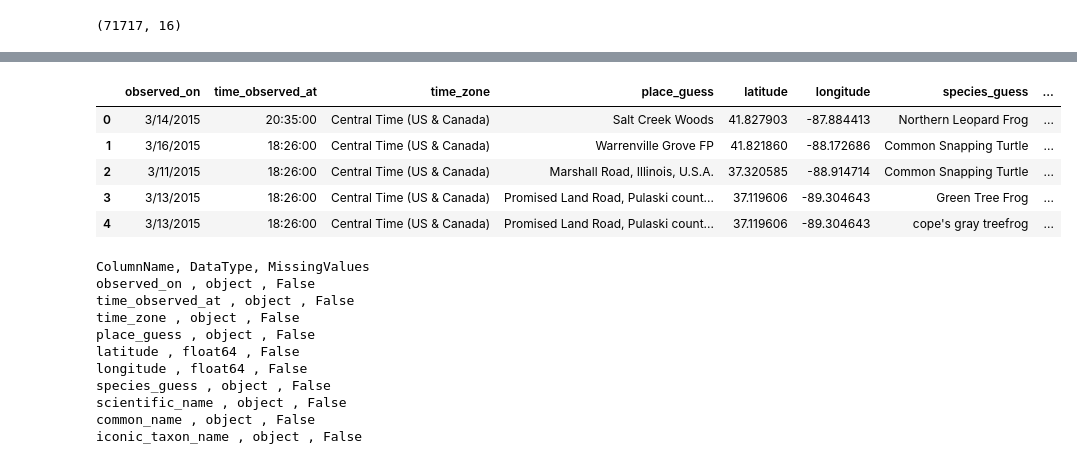
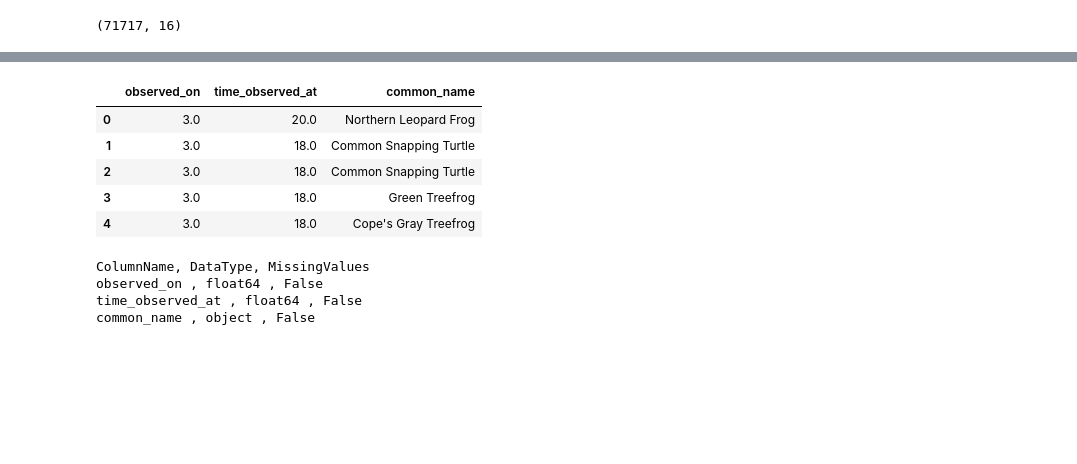
Before and after one commit to swiftzircon/INaturalist-Data-Project-ITMD-522, a Jupyter notebook: Observation Data Research.ipynb, the cells around one changed output, grey strips where cells are left out. Cells and saved outputs as stored; diff of their text form; code cells hidden in the pictures; blank space fills up the shorter version.

```diff
--- a/Observation Data Research.ipynb
+++ b/Observation Data Research.ipynb
@@ -34,49 +34,66 @@ df=df.drop('positional_accuracy',1)
 df=df.drop('observed_on_string',1)
 # I'm replacing the time column with ONLY times, and filling missing values with averages.
 #I also filled missing values with fillna method ffill, which just pulls the most recent time
-#value above it for itself.
+#value above it for itself. After consideration, to make it a float value, I'm changing it to be
+#only the hour.
 df['time_observed_at'] = df['time_observed_at'].replace(to_replace='[0-9]{4}-[0-9]{2}-[0-9]{2}', value='', regex=True)
 df['time_observed_at'] = df['time_observed_at'].replace(to_replace='\+[0-9]{4}', value='', regex=True)
+df['time_observed_at'] = df['time_observed_at'].replace(to_replace=':[0-9]{2}', value='', regex=True)
 df['time_observed_at'].fillna(method='ffill', inplace=True)
+df['time_observed_at'] = df['time_observed_at'].astype(float)
 # Time values aren't that important directly on my classification, so I'm also using ffill for
 #missing values in time_zone
 df['time_zone'].fillna(method='ffill', inplace=True)
 # Replacing missing values in place_guess to none
 df['place_guess'].fillna(value='None', inplace=True)
 # Replacing missing values in species_guess to none, since no exact species was identified.
 df['species_guess'].fillna(value='None', inplace=True)
+
+
+# The last change I need to make in order to use observed_on as my label for months, is to
+#remove anything but the month, as we can still tell the month just with one digit.
+df['observed_on'] = df['observed_on'].replace(to_replace='/.*', value='', regex=True)
+df['observed_on'] = df['observed_on'].astype(float)
+
+
+# After trying to figure out how to get this into my first model, I realized that if I'm trying
+#to determine what month a species is most likely to be found during, the only thing I need is my
+#label, which would be common name or scientific name, (not taxon name because it matches
+#scientific and common name anyway) and observed_on since it's the month. Because of this, I'm
+#removing a few more columns so I can run this data. Latitude and Longitude is also unique, so
+#it's not going to help here I believe.
+df=df.drop('time_zone',1)
+df=df.drop('place_guess',1)
+df=df.drop('iconic_taxon_name',1)
+df=df.drop('latitude',1)
+df=df.drop('longitude',1)
+df=df.drop('species_guess',1)
+df=df.drop('scientific_name',1)
 
 
 # print out and display dataframe as tables in HTML after removing columns
 display(HTML(df.head(5).to_html()))
 # Redefine columns
 cols=df.columns
 # Checking Datatypes of columns and for missing values
 print('ColumnName, DataType, MissingValues')
 for i in cols:
     print(i, ',', df[i].dtype,',',df[i].isnull().any())
 # %% [output]
 (71717, 16)
 |  | id | observed_on_string | observed_on | time_observed_at | time_zone | url | image_url | ... |
 | 0 | 1292466 | 3/14/2015 14:35 | 3/14/2015 | 2015-03-14 20:35:00 +0100 | Central Time (US & Canada) | http://www.inaturalist.org/observ... | https://inaturalist-open-data.s3.... | ... |
 | 1 | 1297303 | 3/16/2015 12:26 | 3/16/2015 | 2015-03-16 18:26:00 +0100 | Central Time (US & Canada) | http://www.inaturalist.org/observ... | https://inaturalist-open-data.s3.... | ... |
 | 2 | 1297483 | 3/11/2015 | 3/11/2015 | NaN | Central Time (US & Canada) | http://www.inaturalist.org/observ... | http://static.inaturalist.org/pho... | ... |
 | 3 | 1299187 | 3/13/2015 | 3/13/2015 | NaN | Central Time (US & Canada) | http://www.inaturalist.org/observ... | http://static.inaturalist.org/pho... | ... |
 | 4 | 1299190 | 3/13/2015 | 3/13/2015 | NaN | Central Time (US & Canada) | http://www.inaturalist.org/observ... | http://static.inaturalist.org/pho... | ... |
-|  | observed_on | time_observed_at | time_zone | place_guess | latitude | longitude | species_guess | ... |
-| 0 | 3/14/2015 | 20:35:00 | Central Time (US & Canada) | Salt Creek Woods | 41.827903 | -87.884413 | Northern Leopard Frog | ... |
-| 1 | 3/16/2015 | 18:26:00 | Central Time (US & Canada) | Warrenville Grove FP | 41.821860 | -88.172686 | Common Snapping Turtle | ... |
-| 2 | 3/11/2015 | 18:26:00 | Central Time (US & Canada) | Marshall Road, Illinois, U.S.A. | 37.320585 | -88.914714 | Common Snapping Turtle | ... |
-| 3 | 3/13/2015 | 18:26:00 | Central Time (US & Canada) | Promised Land Road, Pulaski count... | 37.119606 | -89.304643 | Green Tree Frog | ... |
-| 4 | 3/13/2015 | 18:26:00 | Central Time (US & Canada) | Promised Land Road, Pulaski count... | 37.119606 | -89.304643 | cope's gray treefrog | ... |
+|  | observed_on | time_observed_at | common_name |
+| 0 | 3.0 | 20.0 | Northern Leopard Frog |
+| 1 | 3.0 | 18.0 | Common Snapping Turtle |
+| 2 | 3.0 | 18.0 | Common Snapping Turtle |
+| 3 | 3.0 | 18.0 | Green Treefrog |
+| 4 | 3.0 | 18.0 | Cope's Gray Treefrog |
 ColumnName, DataType, MissingValues
-observed_on , object , False
-time_observed_at , object , False
-time_zone , object , False
-place_guess , object , False
-latitude , float64 , False
-longitude , float64 , False
-species_guess , object , False
-scientific_name , object , False
+observed_on , float64 , False
+time_observed_at , float64 , False
 common_name , object , False
-iconic_taxon_name , object , False
```
Also changed, not shown: parts of 3 cells of this notebook, 5 other files.
